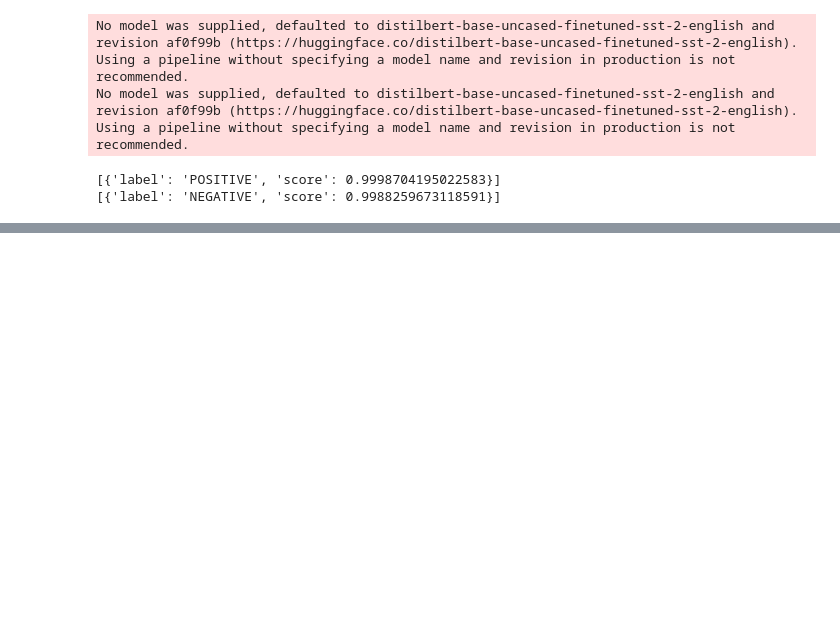
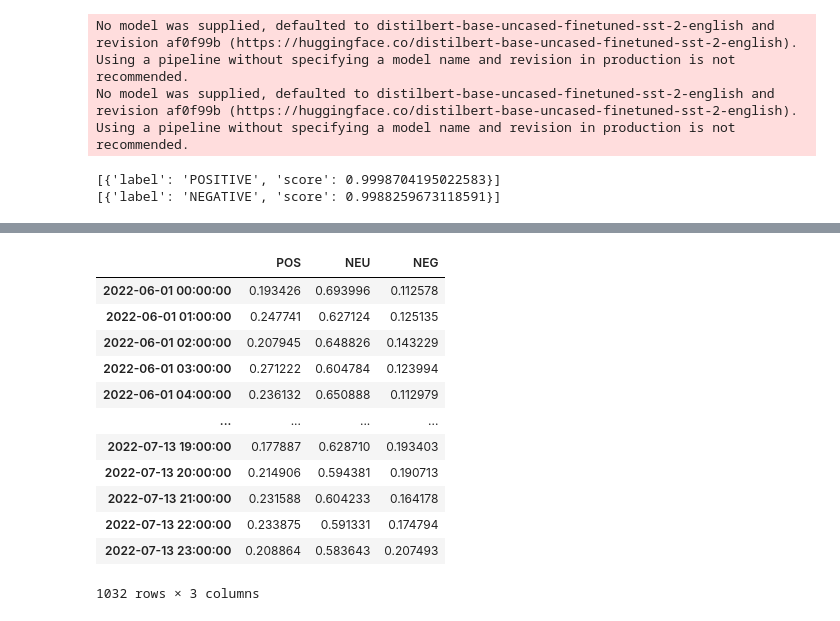
Before and after one commit to VarunParbhu/mur_crypto, a Jupyter notebook: Coding/Data Source - Twitter (Sentiment Analysis).ipynb, the cells around one changed output, grey strips where cells are left out. Cells and saved outputs as stored; diff of their text form; code cells hidden in the pictures; blank space fills up the shorter version.

```diff
--- a/Coding/Data Source - Twitter (Sentiment Analysis).ipynb
+++ b/Coding/Data Source - Twitter (Sentiment Analysis).ipynb
@@ -222,2 +220,19 @@ sentiment_scores_influencer.to_csv('Datasets/sentiment_scores_influencer_average
 #Plot average sent score
 #Plot influencer sent score
+# %%
+sentiment_scores_data = pd.read_csv('Datasets/sentiment_scores_average_long.csv',index_col=0)
+sentiment_scores_data
+# %% [output]
+|  | POS | NEU | NEG |
+| 2022-06-01 00:00:00 | 0.193426 | 0.693996 | 0.112578 |
+| 2022-06-01 01:00:00 | 0.247741 | 0.627124 | 0.125135 |
+| 2022-06-01 02:00:00 | 0.207945 | 0.648826 | 0.143229 |
+| 2022-06-01 03:00:00 | 0.271222 | 0.604784 | 0.123994 |
+| 2022-06-01 04:00:00 | 0.236132 | 0.650888 | 0.112979 |
+| ... | ... | ... | ... |
+| 2022-07-13 19:00:00 | 0.177887 | 0.628710 | 0.193403 |
+| 2022-07-13 20:00:00 | 0.214906 | 0.594381 | 0.190713 |
+| 2022-07-13 21:00:00 | 0.231588 | 0.604233 | 0.164178 |
+| 2022-07-13 22:00:00 | 0.233875 | 0.591331 | 0.174794 |
+| 2022-07-13 23:00:00 | 0.208864 | 0.583643 | 0.207493 |
+1032 rows × 3 columns
```
Also changed, not shown: parts of 5 cells of this notebook, 33 other files.
